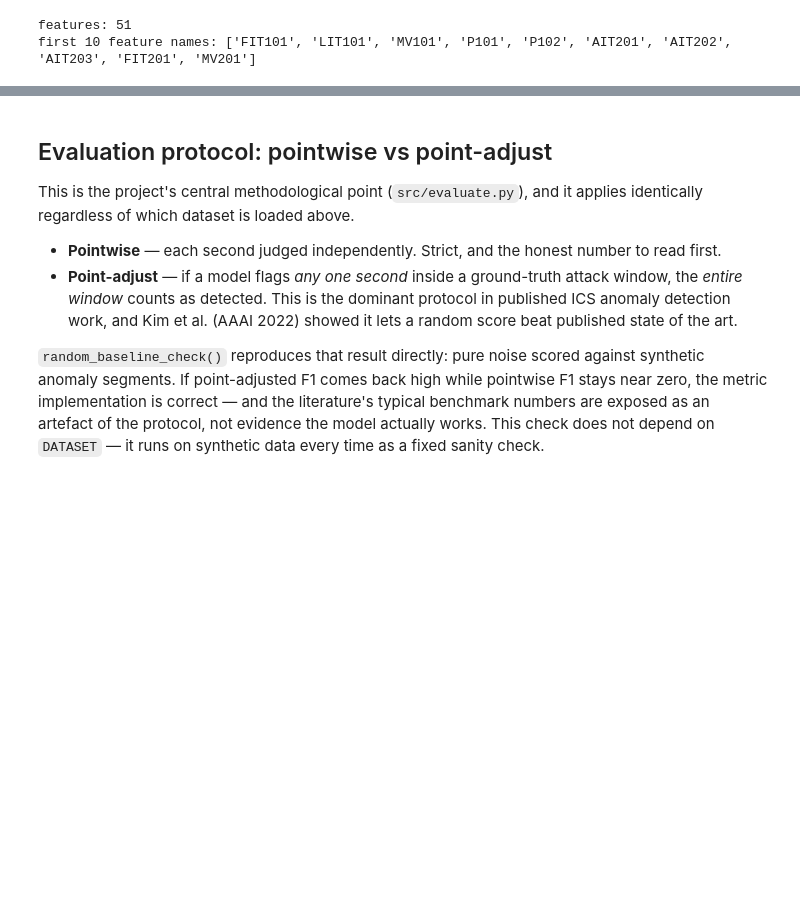
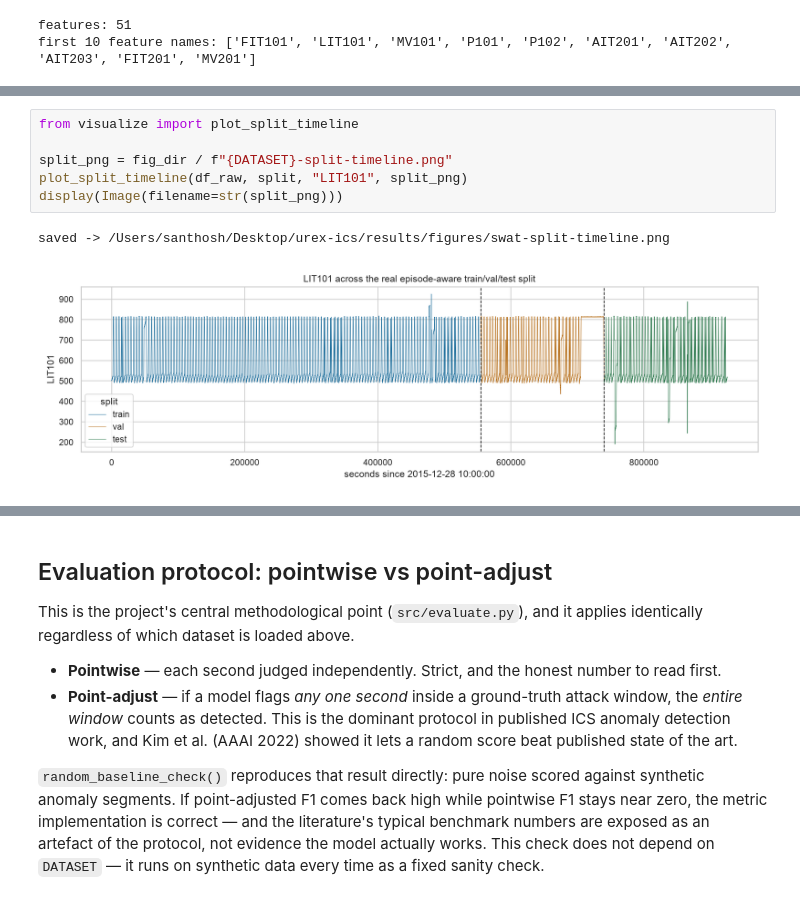
Before and after one commit to santhosh2475/urex-ics, a Jupyter notebook: notebooks/benchmark.ipynb, the cells around one changed output, grey strips where cells are left out. Saved outputs shown, nothing was run; the diff lists cells and outputs as text; blank space fills up the shorter version.

```diff
--- a/notebooks/benchmark.ipynb
+++ b/notebooks/benchmark.ipynb
@@ -106,3 +171,12 @@ first 10 feature names: ['FIT101', 'LIT101', 'MV101', 'P101', 'P102', 'AIT201',
+# %%
+from visualize import plot_split_timeline
+
+split_png = fig_dir / f"{DATASET}-split-timeline.png"
+plot_split_timeline(df_raw, split, "LIT101", split_png)
+display(Image(filename=str(split_png)))
+# %% [output]
+saved -> /Users/santhosh/Desktop/urex-ics/results/figures/swat-split-timeline.png
+[figure, added]
 # %% [markdown]
 ## The detectors
 
```
Also changed, not shown: parts of 24 cells of this notebook.
